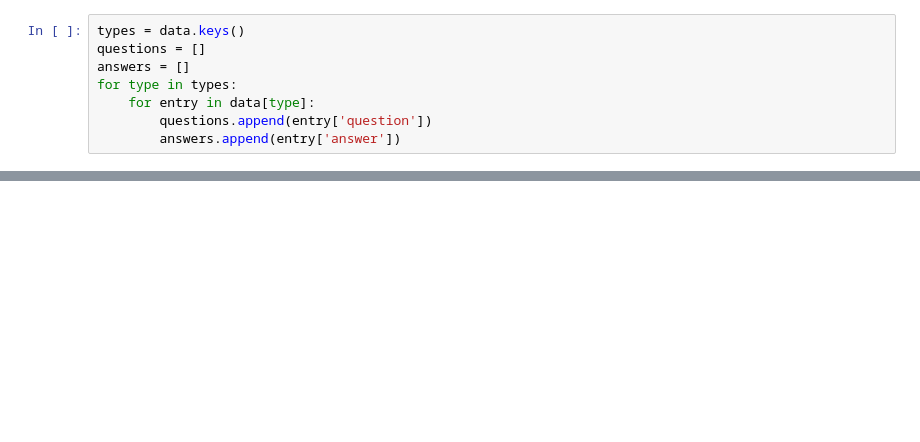
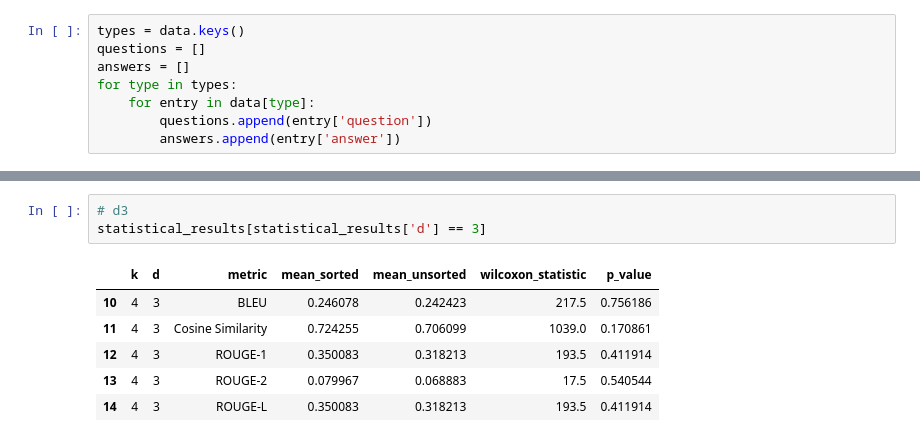
Before and after one commit to fnavarro94/NZTA-GraphRAG-Experiment, a Jupyter notebook: node_level_testing_sp_cot.ipynb, the cells around one changed output, grey strips where cells are left out. Drawn from its saved outputs; the diff is of its cells as text; blank space fills up the shorter version.

```diff
--- a/node_level_testing_sp_cot.ipynb
+++ b/node_level_testing_sp_cot.ipynb
@@ -319,0 +740,10 @@ Which line does the major transport infrastructure project in New Zealand, which
+# %%
+# d3
+statistical_results[statistical_results['d'] == 3]
+# %% [output]
+|  | k | d | metric | mean_sorted | mean_unsorted | wilcoxon_statistic | p_value |
+| 10 | 4 | 3 | BLEU | 0.246078 | 0.242423 | 217.5 | 0.756186 |
+| 11 | 4 | 3 | Cosine Similarity | 0.724255 | 0.706099 | 1039.0 | 0.170861 |
+| 12 | 4 | 3 | ROUGE-1 | 0.350083 | 0.318213 | 193.5 | 0.411914 |
+| 13 | 4 | 3 | ROUGE-2 | 0.079967 | 0.068883 | 17.5 | 0.540544 |
+| 14 | 4 | 3 | ROUGE-L | 0.350083 | 0.318213 | 193.5 | 0.411914 |
```
Also changed, not shown: parts of 31 cells of this notebook, 1 other file.
